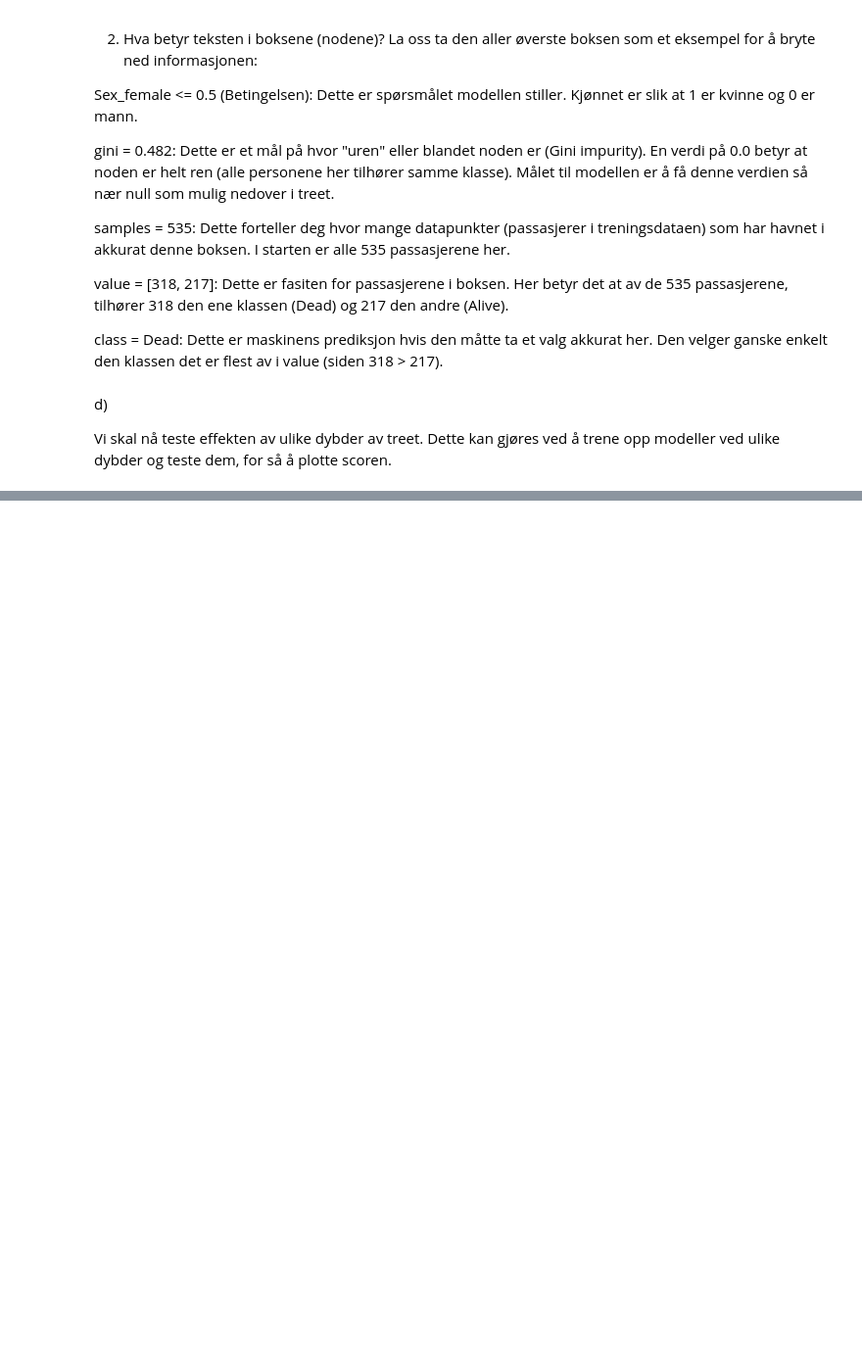
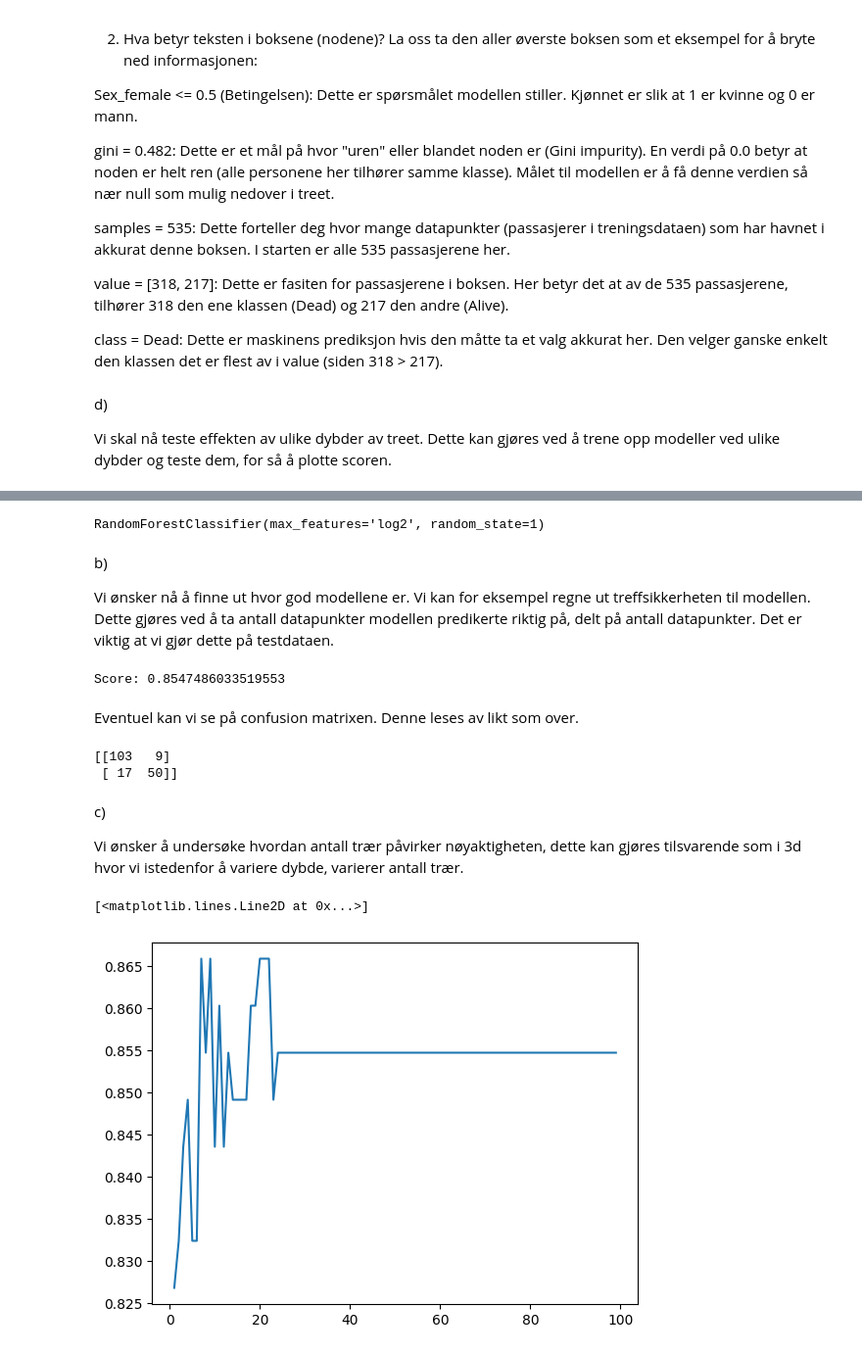
Before and after one commit to m-a-x-98/Honours2200Oblig1, a Jupyter notebook: oblig1.ipynb, the cells around one changed output, grey strips where cells are left out. Shown at 98% size. Saved outputs shown, nothing was run; the diff lists cells and outputs as text; code cells hidden in the pictures; blank space fills up the shorter version.

```diff
--- a/oblig1.ipynb
+++ b/oblig1.ipynb
@@ -290,0 +302,50 @@ plt.plot(depths, correct_rate_list) # plot resultatet
+# %%
+n_estimators = 100
+
+# Parameterene:
+# n_estimators - antall trær vi bruker i modellen (flere trær vil gi et mer nøyaktig svar, men bruke lengere tid på å trene)
+# max_features - fra forelesning nevnte hun at vi gir hvert tre færre features. Det vi skriver inn her, bestemmer hvordan vi regner ut antall features for hver model
+# radnom_state - ved å sette random_state får vi samme tre hver gang vi kjører (ulike tall vil gi ulike modeller)
+model = RandomForestClassifier(n_estimators=n_estimators, max_features="log2", random_state=1)
+model.fit(X_train, y_train)
+# %% [output]
+RandomForestClassifier(max_features='log2', random_state=1)
+# %% [markdown]
+b)
+
+Vi ønsker nå å finne ut hvor god modellene er. Vi kan for eksempel regne ut treffsikkerheten til modellen. Dette gjøres ved å ta antall datapunkter modellen predikerte riktig på, delt på antall datapunkter. Det er viktig at vi gjør dette på testdataen.
+# %%
+score = model.score(X_test, y_test)
+print(f"Score: {score}")
+# %% [output]
+Score: 0.8547486033519553
+# %% [markdown]
+Eventuel kan vi se på confusion matrixen. Denne leses av likt som over.
+# %%
+y_pred = model.predict(X_test)
+conf_matrix = confusion_matrix(y_test, y_pred)
+print(conf_matrix)
+# %% [output]
+[[103   9]
+ [ 17  50]]
+# %% [markdown]
+c)
+
+Vi ønsker å undersøke hvordan antall trær påvirker nøyaktigheten, dette kan gjøres tilsvarende som i 3d hvor vi istedenfor å variere dybde, varierer antall trær.
+# %%
+antall_trær = range(1, 100)     # bestem hvilke antall trær vi skal teste: gir en liste [1,2,3,...,99,100]
+
+correct_rate_list = []    # lag en tom liste for å putte resultatene i
+
+for antall in antall_trær:   # loop igjennom elementene i antall_trær
+    # tren en model
+    model = RandomForestClassifier(n_estimators=antall, max_features="log2", random_state=1)
+    model.fit(X_train, y_train)
+
+    score = model.score(X_test, y_test) # beregn scoren
+    correct_rate_list.append(score) # legg det til i listen
+
+plt.plot(antall_trær, correct_rate_list) # plot resultatet
+# %% [output]
+[<matplotlib.lines.Line2D at 0x...>]
+[figure, added]
```
Also changed, not shown: parts of 19 cells of this notebook.
